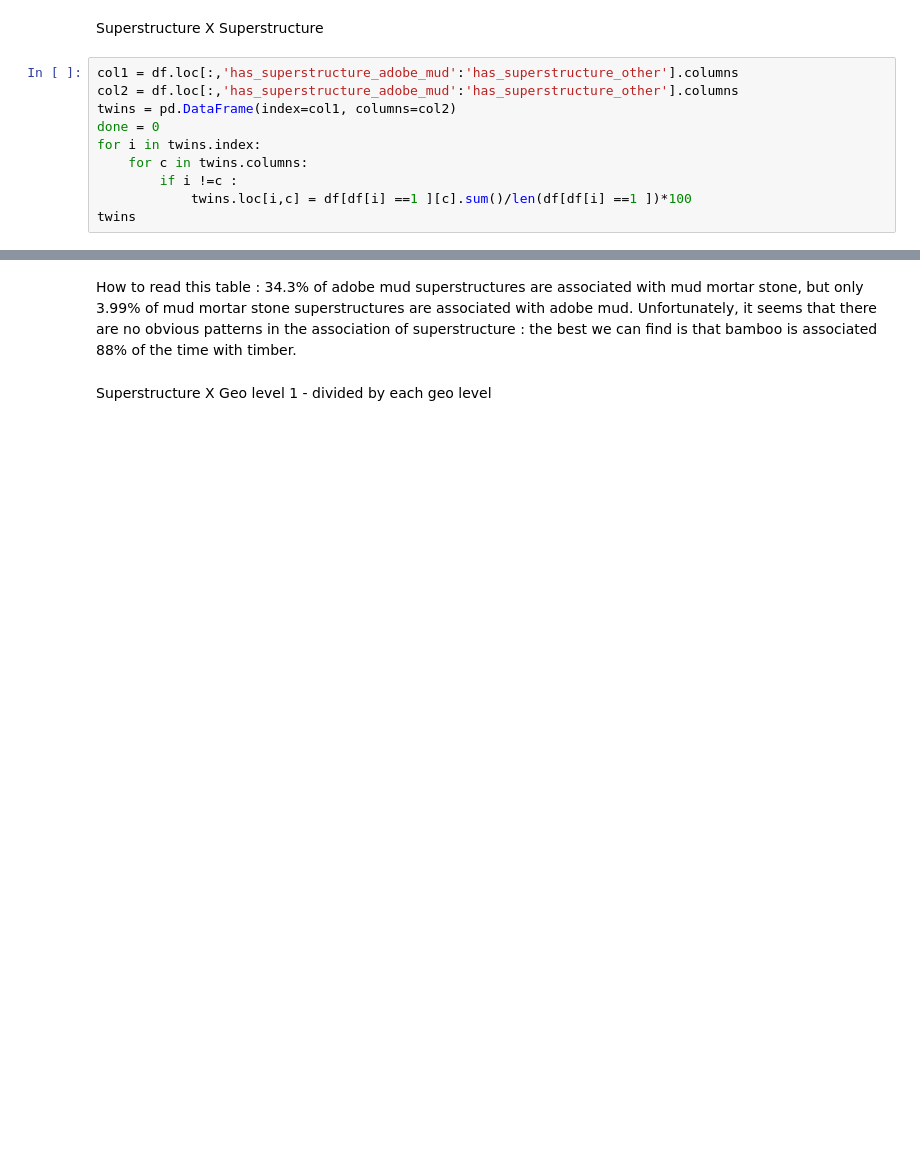
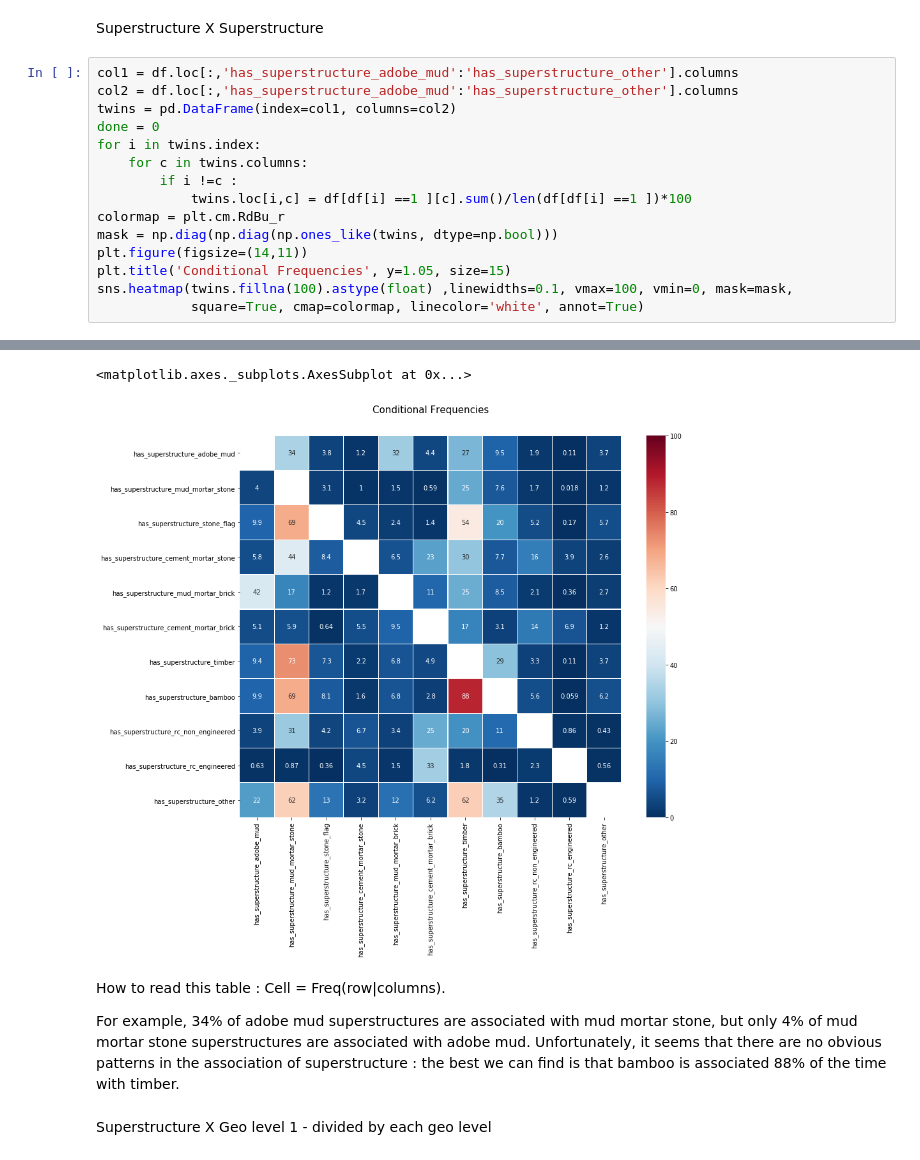
Before and after one commit to dechantoine/ModelingEarthquakeDamage, a Jupyter notebook: 2 - Exploration part. 2.ipynb, the cells around one changed output, grey strips where cells are left out. Cells and saved outputs as stored; diff of their text form; blank space fills up the shorter version.

Commit message:
Changed heatmaps to seaborn, add Pearson correlations

```diff
--- a/2 - Exploration part. 2.ipynb
+++ b/2 - Exploration part. 2.ipynb
@@ -23,5 +25,10 @@ for i in twins.index:
     for c in twins.columns:
         if i !=c :
             twins.loc[i,c] = df[df[i] ==1 ][c].sum()/len(df[df[i] ==1 ])*100
-twins
+colormap = plt.cm.RdBu_r
+mask = np.diag(np.diag(np.ones_like(twins, dtype=np.bool)))
+plt.figure(figsize=(14,11))
+plt.title('Conditional Frequencies', y=1.05, size=15)
+sns.heatmap(twins.fillna(100).astype(float) ,linewidths=0.1, vmax=100, vmin=0, mask=mask,
+            square=True, cmap=colormap, linecolor='white', annot=True)
 # %% [output]
@@ -40,5 +35,9 @@ twins
+<matplotlib.axes._subplots.AxesSubplot at 0x...>
+[figure, added]
 # %% [markdown]
-How to read this table : 34.3% of adobe mud superstructures are associated with mud mortar stone, but only 3.99% of mud mortar stone superstructures are associated with adobe mud.
+How to read this table : Cell = Freq(row|columns).
+
+For example, 34% of adobe mud superstructures are associated with mud mortar stone, but only 4% of mud mortar stone superstructures are associated with adobe mud.
 Unfortunately, it seems that there are no obvious patterns in the association of superstructure : the best we can find is that bamboo is associated 88% of the time with timber.
 # %% [markdown]
 Superstructure X Geo level 1 - divided by each geo level
```
Also changed, not shown: parts of 27 cells of this notebook.
